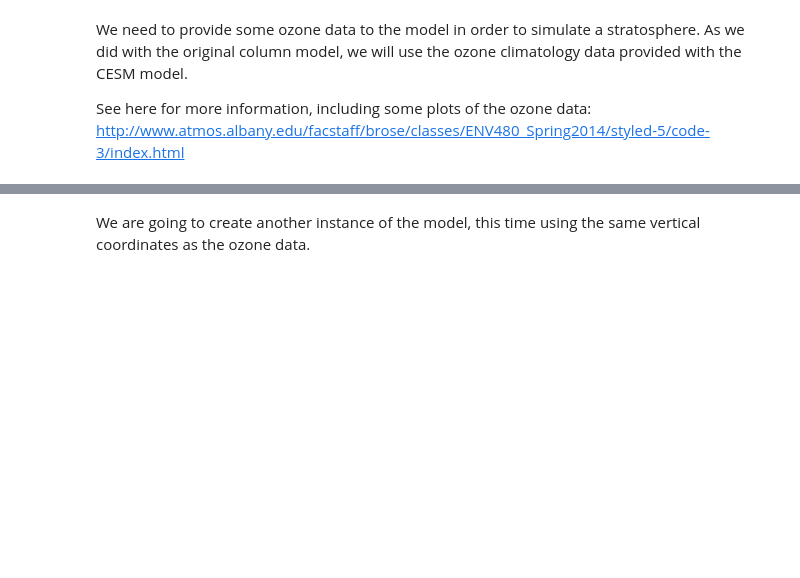
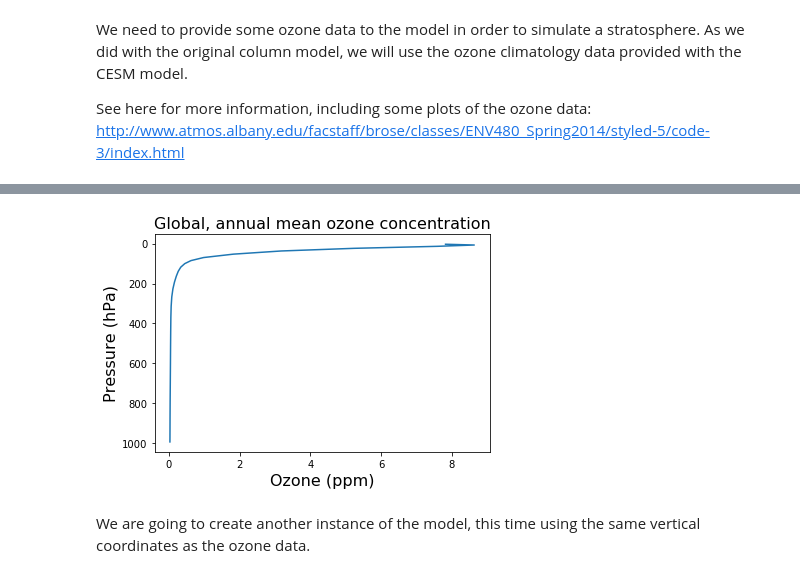
Before and after one commit to brian-rose/ClimateModeling_courseware, a Jupyter notebook: Lectures/Lecture09 -- Who needs spectral bands.ipynb, the cells around one changed output, grey strips where cells are left out. Cells and saved outputs as stored; diff of their text form; code cells hidden in the pictures; blank space fills up the shorter version.

```diff
--- a/Lectures/Lecture09 -- Who needs spectral bands.ipynb
+++ b/Lectures/Lecture09 -- Who needs spectral bands.ipynb
@@ -474,3 +447,12 @@ ax.invert_yaxis()
+# %%
+fig, ax = plt.subplots()
+ax.plot( O3_global*1E6, ozone.lev)
+ax.invert_yaxis()
+ax.set_xlabel('Ozone (ppm)', fontsize=16)
+ax.set_ylabel('Pressure (hPa)', fontsize=16 )
+ax.set_title('Global, annual mean ozone concentration', fontsize = 16);
+# %% [output]
+[figure, added]
 # %% [markdown]
 We are going to create another instance of the model, this time using the same vertical coordinates as the ozone data.
 # %%
```
Also changed, not shown: parts of 20 cells of this notebook, 1 other file.
